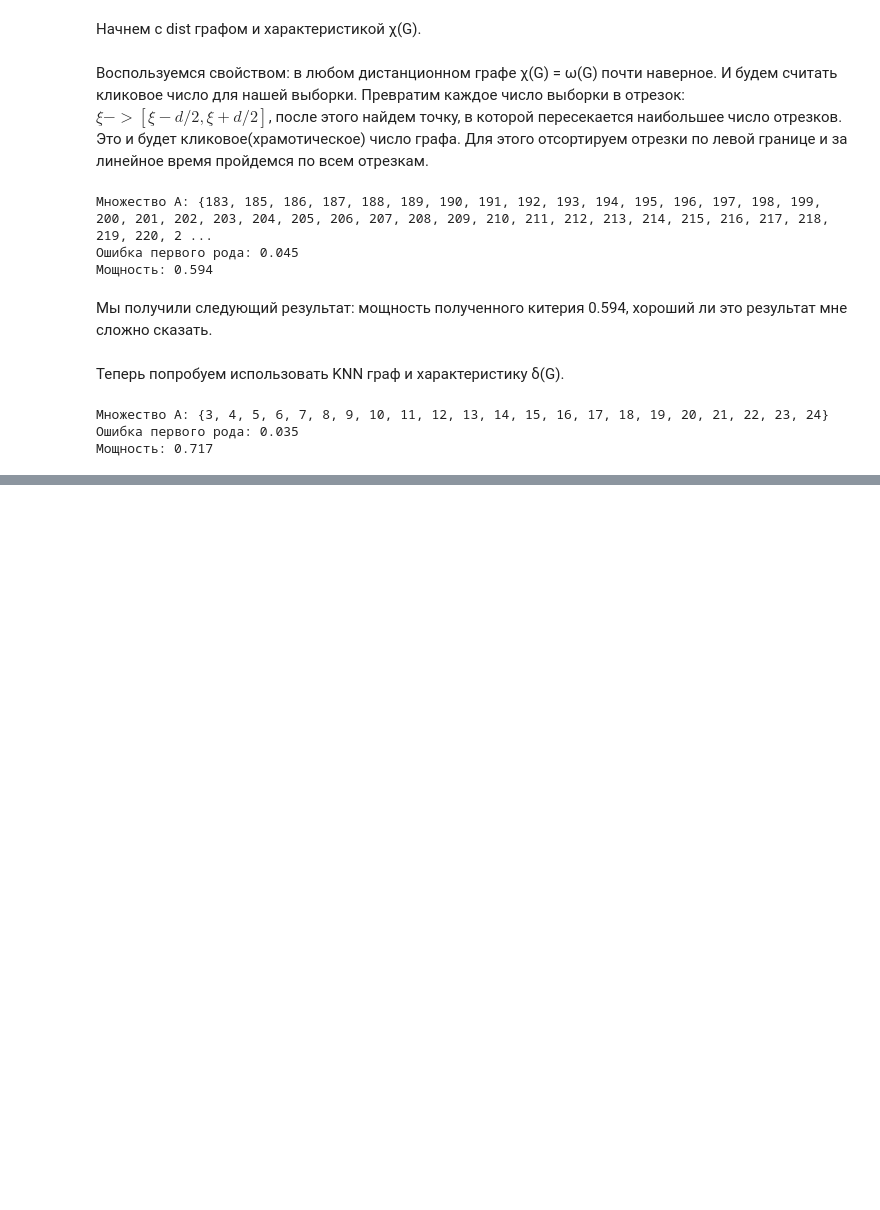
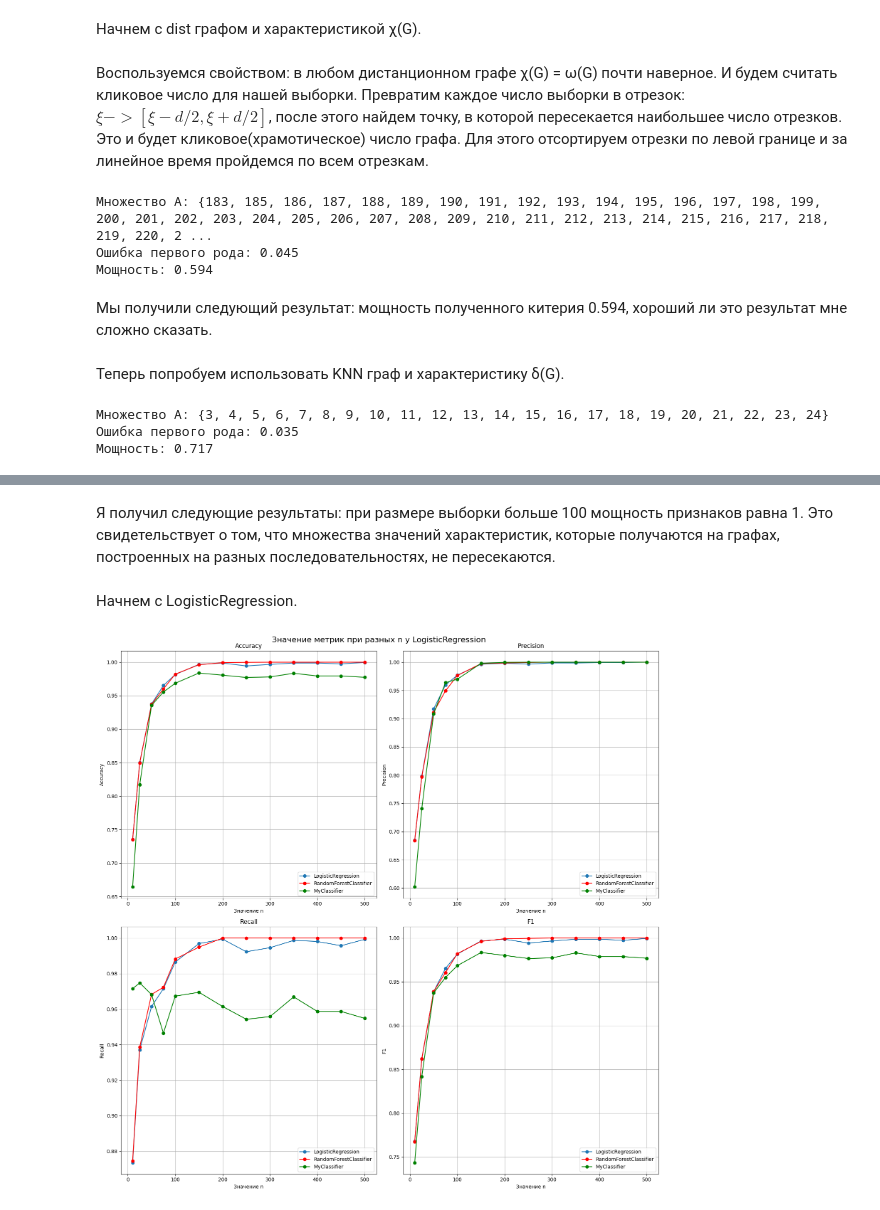
Before and after one commit to Viktorbahse/Random_Ggraph_Problems, a Jupyter notebook: notebooks/Random_graphs.ipynb, the cells around one changed output, grey strips where cells are left out. Saved outputs shown, nothing was run; the diff lists cells and outputs as text; code cells hidden in the pictures; blank space fills up the shorter version.

```diff
--- a/notebooks/Random_graphs.ipynb
+++ b/notebooks/Random_graphs.ipynb
@@ -441,0 +538,2 @@ print(f'Мощность: {power:.3f}')
+# %% [markdown]
+Я получил следующие результаты: при размере выборки больше 100 мощность признаков равна 1. Это свидетельствует о том, что множества значений характеристик, которые получаются на графах, построенных на разных последовательностях, не пересекаются.
@@ -441,0 +573,2 @@ print(f'Мощность: {power:.3f}')
+# %% [markdown]
+Начнем с LogisticRegression.
@@ -441,0 +604,16 @@ print(f'Мощность: {power:.3f}')
+# %%
+from sklearn.utils import resample
+
+def bootstrap_metrics(X_test, y_test, classifier, B=100):
+    metrics = {'Accuracy': [], 'Recall': [], 'Precision': [], 'F1': []}
+    for _ in range(B):
+        X_bs, y_bs = resample(X_test, y_test, replace=True)
+        y_pred = classifier.predict(X_bs)
+        metrics['Accuracy'].append(accuracy_score(y_bs, y_pred))
+        metrics['Recall'].append(recall_score(y_bs, y_pred))
+        metrics['Precision'].append(precision_score(y_bs, y_pred))
+        metrics['F1'].append(f1_score(y_bs, y_pred))
+
+    return metrics
+    for name, values in metrics.items():
+        print(f"{name}: mean = {np.mean(values):.3f}, std = {np.std(values):.3f}")
@@ -441,0 +696,49 @@ print(f'Мощность: {power:.3f}')
+# %%
+  fig, axes = plt.subplots(nrows=2, ncols=2, figsize=(16, 16))
+  fig.suptitle('Значение метрик при разных n у LogisticRegression', fontsize=16)
+
+  ax = axes[0, 0]
+  ax.plot(n_samples, metrics_lr['Accuracy'], marker='o', label='LogisticRegression')
+  ax.plot(n_samples, metrics_rf['Accuracy'], marker='o', label='RandomForestClassifier', color='red')
+  ax.plot(n_samples, metrics_my['Accuracy'], marker='o', label='MyClassifier', color='green')
+  ax.set_title(f'Accuracy')
+  ax.set_xlabel('Значение n')
+  ax.set_ylabel('Accuracy')
+  ax.legend()
+  ax.grid(True)
+
+  ax = axes[0, 1]
+  ax.plot(n_samples, metrics_lr['Precision'], marker='o', label='LogisticRegression')
+  ax.plot(n_samples, metrics_rf['Precision'], marker='o', label='RandomForestClassifier', color='red')
+  ax.plot(n_samples, metrics_my['Precision'], marker='o', label='MyClassifier', color='green')
+  ax.set_title(f'Precision')
+  ax.set_xlabel('Значение n')
+  ax.set_ylabel('Precision')
+  ax.legend()
+  ax.grid(True)
+
+  ax = axes[1, 0]
+  ax.plot(n_samples, metrics_lr['Recall'], marker='o', label='LogisticRegression')
+  ax.plot(n_samples, metrics_rf['Recall'], marker='o', label='RandomForestClassifier', color='red')
+  ax.plot(n_samples, metrics_my['Recall'], marker='o', label='MyClassifier', color='green')
+  ax.set_title(f'Recall')
+  ax.set_xlabel('Значение n')
+  ax.set_ylabel('Recall')
+  ax.legend()
+  ax.grid(True)
+
+  ax = axes[1, 1]
+  ax.plot(n_samples, metrics_lr['F1'], marker='o', label='LogisticRegression')
+  ax.plot(n_samples, metrics_rf['F1'], marker='o', label='RandomForestClassifier', color='red')
+  ax.plot(n_samples, metrics_my['F1'], marker='o', label='MyClassifier', color='green')
+  ax.set_title(f'F1')
+  ax.set_xlabel('Значение n')
+  ax.set_ylabel('F1')
+  ax.legend()
+  ax.grid(True)
+
+
+  plt.tight_layout()
+  plt.show()
+# %% [output]
+[figure, added]
```
Also changed, not shown: parts of 16 cells of this notebook.
